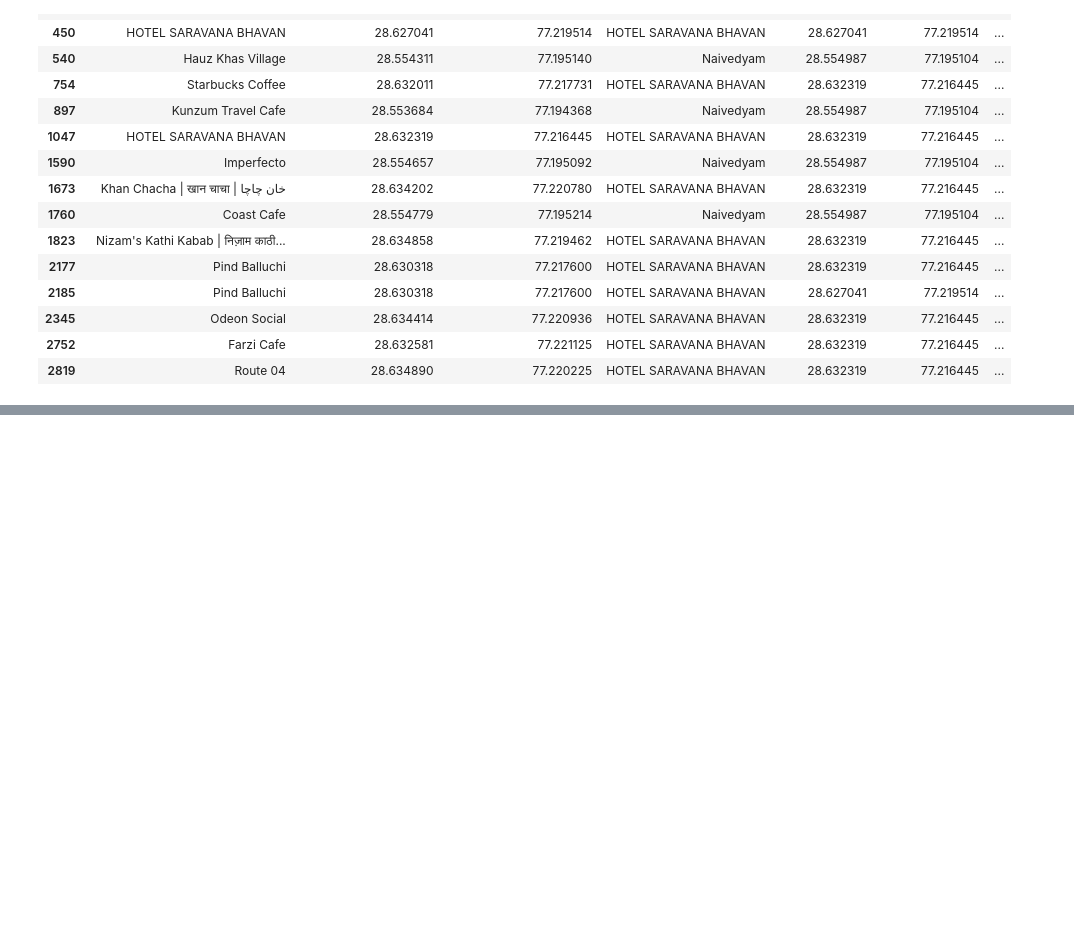
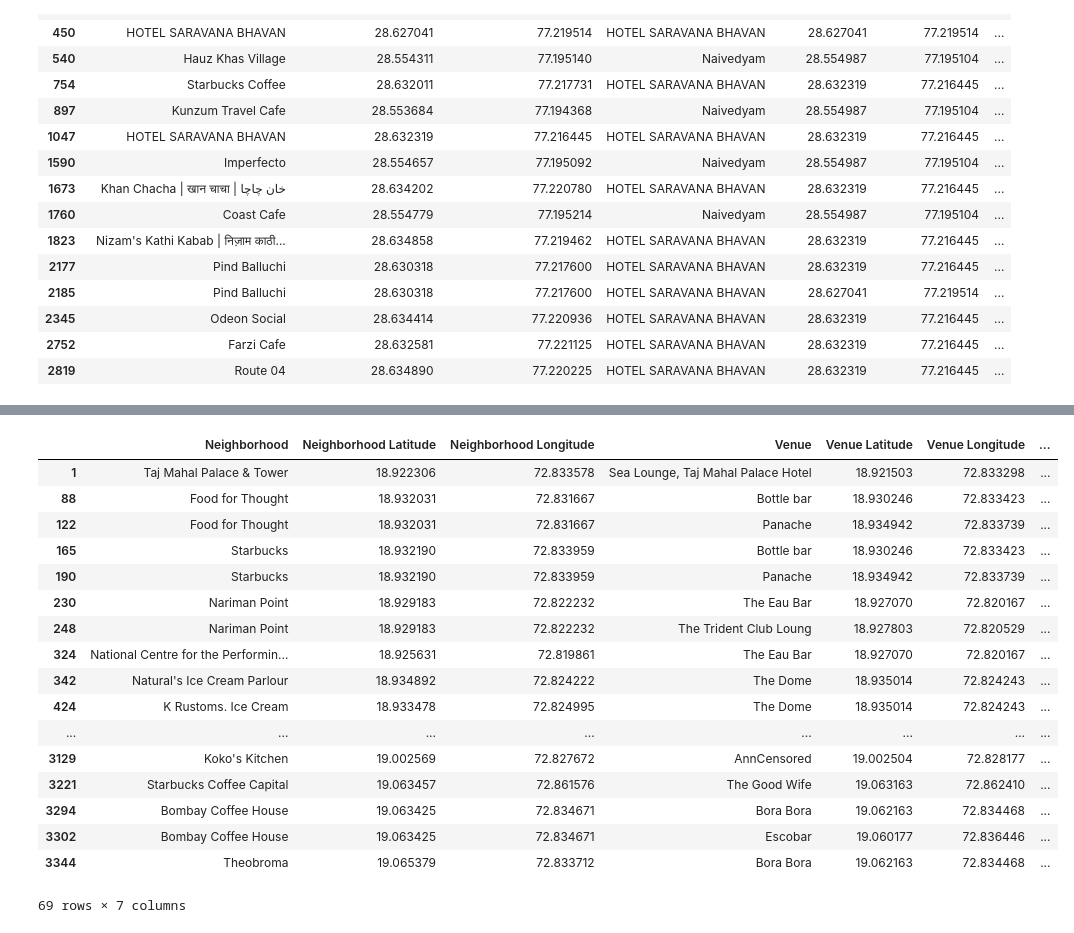
Before and after one commit to prateekcsit/Coursera_Capstone, a Jupyter notebook: Battle of Neighborhoods- Capstone Project.ipynb, the cells around one changed output, grey strips where cells are left out. Saved outputs shown, nothing was run; the diff lists cells and outputs as text; code cells hidden in the pictures; blank space fills up the shorter version.

```diff
--- a/Battle of Neighborhoods- Capstone Project.ipynb
+++ b/Battle of Neighborhoods- Capstone Project.ipynb
@@ -219,11 +251,11 @@ delhi_venues[delhi_venues['Venue Category']=='South Indian Restaurant']
 | 2752 | Farzi Cafe | 28.632581 | 77.221125 | HOTEL SARAVANA BHAVAN | 28.632319 | 77.216445 | ... |
 | 2819 | Route 04 | 28.634890 | 77.220225 | HOTEL SARAVANA BHAVAN | 28.632319 | 77.216445 | ... |
 # %%
-address = 'Meerut, India'
+address = 'Mumbai, India'
 
 geolocator = Nominatim(user_agent="ny_explorer")
 location = geolocator.geocode(address)
 latitude = location.latitude
 longitude = location.longitude
-print('The geograpical coordinate of Meerut are {}, {}.'.format(latitude, longitude))
+print('The geograpical coordinate of Mumbai are {}, {}.'.format(latitude, longitude))
 # %% [output]
@@ -279,5 +330,5 @@ print('{} venues were returned by Foursquare.'.format(nearby_venues.shape[0]))
 # %%
-meerut_venues = getNearbyVenues(names=nearby_venues['name'],
+mumbai_venues = getNearbyVenues(names=nearby_venues['name'],
                                    latitudes=nearby_venues['lat'],
                                    longitudes=nearby_venues['lng']
                                   )
@@ -287,0 +384,21 @@ meerut_venues.groupby('Neighborhood').count()
+# %%
+mumbai_venues[mumbai_venues['Venue Category']=='Lounge']
+# %% [output]
+|  | Neighborhood | Neighborhood Latitude | Neighborhood Longitude | Venue | Venue Latitude | Venue Longitude | ... |
+| 1 | Taj Mahal Palace & Tower | 18.922306 | 72.833578 | Sea Lounge, Taj Mahal Palace Hotel | 18.921503 | 72.833298 | ... |
+| 88 | Food for Thought | 18.932031 | 72.831667 | Bottle bar | 18.930246 | 72.833423 | ... |
+| 122 | Food for Thought | 18.932031 | 72.831667 | Panache | 18.934942 | 72.833739 | ... |
+| 165 | Starbucks | 18.932190 | 72.833959 | Bottle bar | 18.930246 | 72.833423 | ... |
+| 190 | Starbucks | 18.932190 | 72.833959 | Panache | 18.934942 | 72.833739 | ... |
+| 230 | Nariman Point | 18.929183 | 72.822232 | The Eau Bar | 18.927070 | 72.820167 | ... |
+| 248 | Nariman Point | 18.929183 | 72.822232 | The Trident Club Loung | 18.927803 | 72.820529 | ... |
+| 324 | National Centre for the Performin... | 18.925631 | 72.819861 | The Eau Bar | 18.927070 | 72.820167 | ... |
+| 342 | Natural's Ice Cream Parlour | 18.934892 | 72.824222 | The Dome | 18.935014 | 72.824243 | ... |
+| 424 | K Rustoms. Ice Cream | 18.933478 | 72.824995 | The Dome | 18.935014 | 72.824243 | ... |
+| ... | ... | ... | ... | ... | ... | ... | ... |
+| 3129 | Koko's Kitchen | 19.002569 | 72.827672 | AnnCensored | 19.002504 | 72.828177 | ... |
+| 3221 | Starbucks Coffee Capital | 19.063457 | 72.861576 | The Good Wife | 19.063163 | 72.862410 | ... |
+| 3294 | Bombay Coffee House | 19.063425 | 72.834671 | Bora Bora | 19.062163 | 72.834468 | ... |
+| 3302 | Bombay Coffee House | 19.063425 | 72.834671 | Escobar | 19.060177 | 72.836446 | ... |
+| 3344 | Theobroma | 19.065379 | 72.833712 | Bora Bora | 19.062163 | 72.834468 | ... |
+69 rows × 7 columns
```
Also changed, not shown: parts of 31 cells of this notebook.
